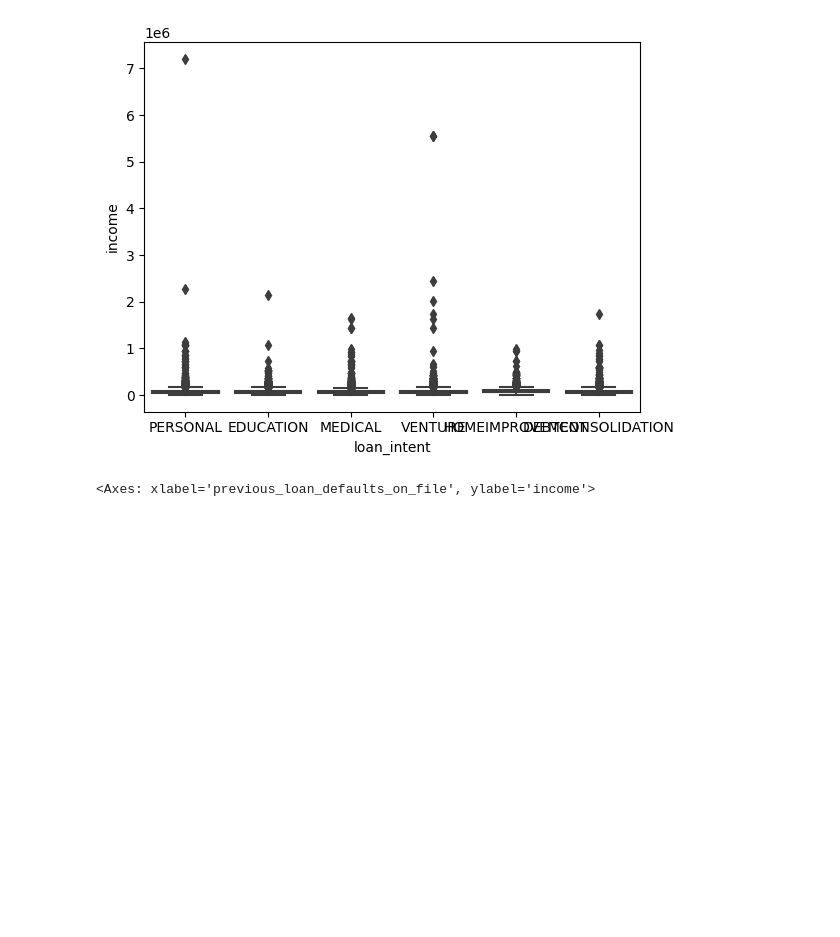
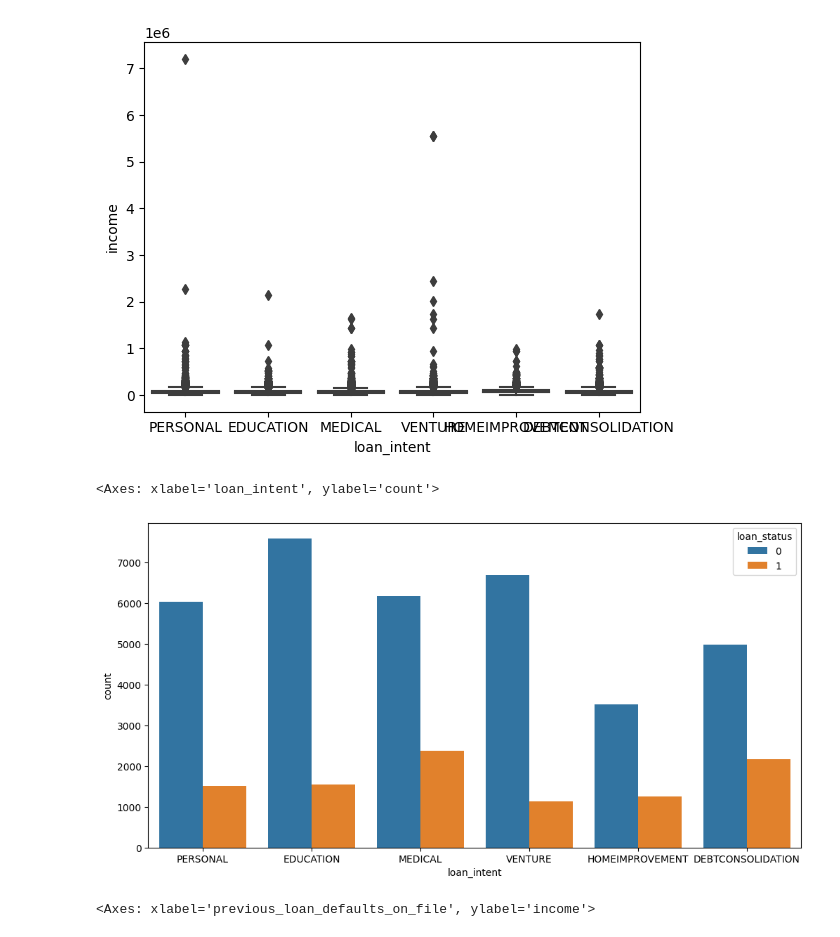
Before and after one commit to ShahadAljnidi/repo_data_analysis-, a Jupyter notebook: DataAnalyse_1 .ipynb, the cells around one changed output. Saved outputs shown, nothing was run; the diff lists cells and outputs as text; code cells hidden in the pictures; blank space fills up the shorter version.

```diff
--- a/DataAnalyse_1 .ipynb
+++ b/DataAnalyse_1 .ipynb
@@ -22,7 +22,7 @@ from sklearn.metrics import accuracy_score, precision_score, recall_score, f1_sc
 from sklearn.metrics import confusion_matrix
 from sklearn.svm import SVC
 # %%
-df= pd.read_excel(r'C:\Users\user\Desktop\DataScience_2025\loan_data2.xlsx')
+df= pd.read_excel(r'C:\Users\user\Desktop\DataScience_2025\loan_data.xlsx')
 # %%
 df.head()
 # %% [output]
@@ -190,6 +190,12 @@ sns.boxplot(x='loan_intent',y= 'income', data=df)
 # %% [output]
 <Axes: xlabel='loan_intent', ylabel='income'>
 [figure]
+# %%
+plt.figure(figsize=(12, 6))
+sns.countplot(x='loan_intent', hue='loan_status', data=df)
+# %% [output]
+<Axes: xlabel='loan_intent', ylabel='count'>
+[figure, added]
 # %%
 sns.boxplot(x='previous_loan_defaults_on_file',y= 'income', data=df)
 # %% [output]
```
